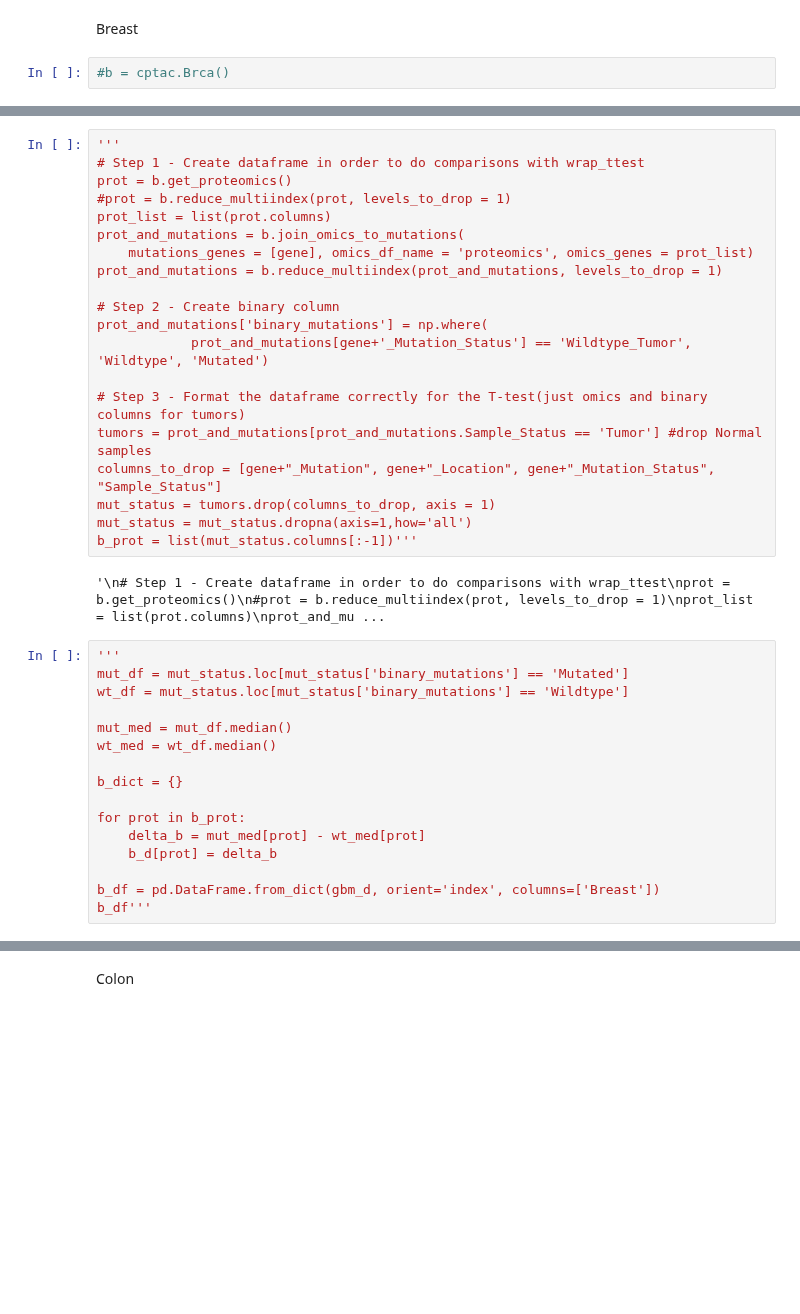
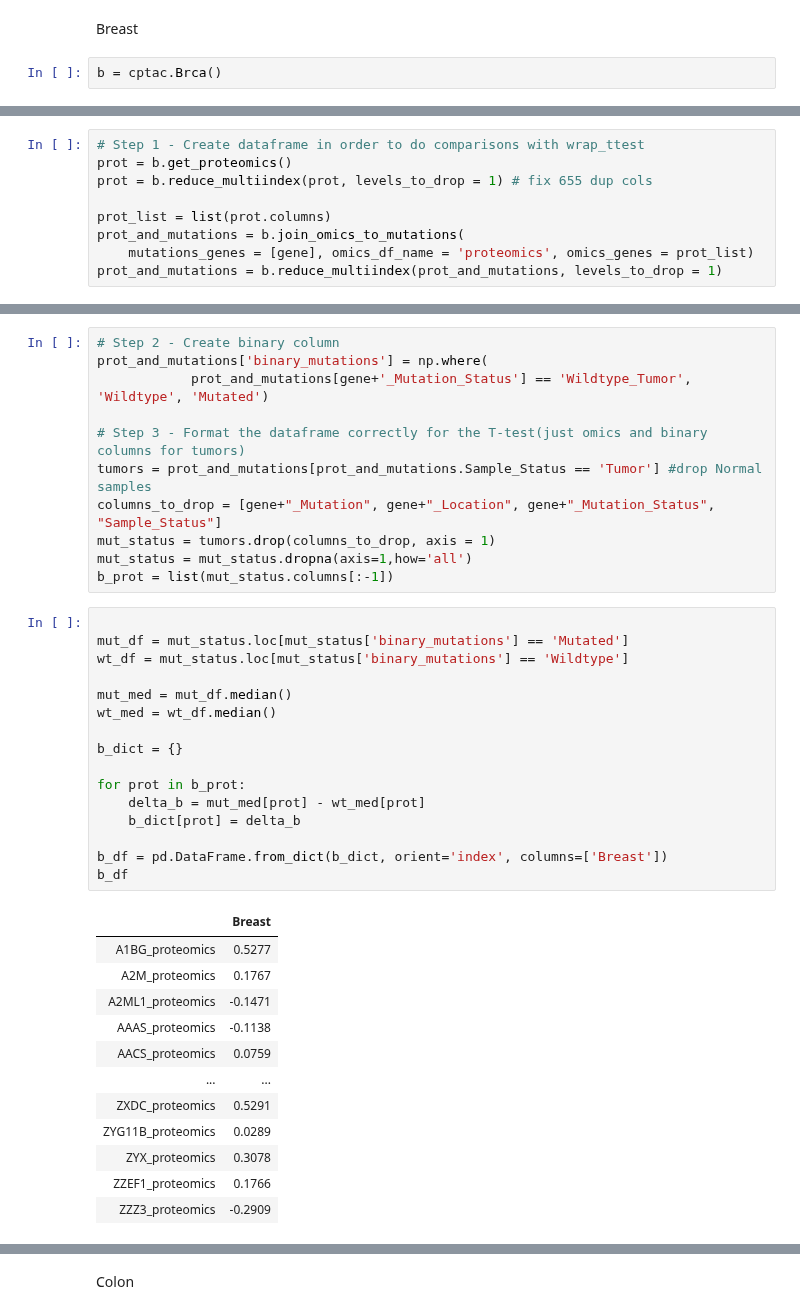
Before and after one commit to PayneLab/WhenMutationsDontMatter, a Jupyter notebook: PTEN context dependant story/Directionality for all proteins -metric graphs.ipynb, the cells around one changed output, grey strips where cells are left out. Cells and saved outputs as stored; diff of their text form; blank space fills up the shorter version.

```diff
--- a/PTEN context dependant story/Directionality for all proteins -metric graphs.ipynb
+++ b/PTEN context dependant story/Directionality for all proteins -metric graphs.ipynb
@@ -200,4 +212,4 @@ ov_df
 # %% [markdown]
 Breast
 # %%
-#b = cptac.Brca()
+b = cptac.Brca()
@@ -205,0 +216,9 @@ No Somatic Mut in brca
+# %%
+# Step 1 - Create dataframe in order to do comparisons with wrap_ttest
+prot = b.get_proteomics()
+prot = b.reduce_multiindex(prot, levels_to_drop = 1) # fix 655 dup cols
+
+prot_list = list(prot.columns)
+prot_and_mutations = b.join_omics_to_mutations(
+    mutations_genes = [gene], omics_df_name = 'proteomics', omics_genes = prot_list)
+prot_and_mutations = b.reduce_multiindex(prot_and_mutations, levels_to_drop = 1)
@@ -206,13 +229,4 @@ No Somatic Mut in brca
 # %%
-'''
-# Step 1 - Create dataframe in order to do comparisons with wrap_ttest
-prot = b.get_proteomics()
-#prot = b.reduce_multiindex(prot, levels_to_drop = 1)
-prot_list = list(prot.columns)
-prot_and_mutations = b.join_omics_to_mutations(
-    mutations_genes = [gene], omics_df_name = 'proteomics', omics_genes = prot_list)
-prot_and_mutations = b.reduce_multiindex(prot_and_mutations, levels_to_drop = 1)
-
 # Step 2 - Create binary column
 prot_and_mutations['binary_mutations'] = np.where(
             prot_and_mutations[gene+'_Mutation_Status'] == 'Wildtype_Tumor', 'Wildtype', 'Mutated')
@@ -222,23 +236,33 @@ tumors = prot_and_mutations[prot_and_mutations.Sample_Status == 'Tumor'] #drop N
 columns_to_drop = [gene+"_Mutation", gene+"_Location", gene+"_Mutation_Status", "Sample_Status"]
 mut_status = tumors.drop(columns_to_drop, axis = 1)
 mut_status = mut_status.dropna(axis=1,how='all')
-b_prot = list(mut_status.columns[:-1])'''
+b_prot = list(mut_status.columns[:-1])
-# %% [output]
-'\n# Step 1 - Create dataframe in order to do comparisons with wrap_ttest\nprot = b.get_proteomics()\n#prot = b.reduce_multiindex(prot, levels_to_drop = 1)\nprot_list = list(prot.columns)\nprot_and_mu ...
 # %%
-'''
+
 mut_df = mut_status.loc[mut_status['binary_mutations'] == 'Mutated']
 wt_df = mut_status.loc[mut_status['binary_mutations'] == 'Wildtype']
 
 mut_med = mut_df.median()
 wt_med = wt_df.median()
 
 b_dict = {}
 
 for prot in b_prot:
     delta_b = mut_med[prot] - wt_med[prot]
-    b_d[prot] = delta_b
+    b_dict[prot] = delta_b
 
-b_df = pd.DataFrame.from_dict(gbm_d, orient='index', columns=['Breast'])
-b_df'''
+b_df = pd.DataFrame.from_dict(b_dict, orient='index', columns=['Breast'])
+b_df
 # %% [output]
+|  | Breast |
+| A1BG_proteomics | 0.5277 |
+| A2M_proteomics | 0.1767 |
+| A2ML1_proteomics | -0.1471 |
+| AAAS_proteomics | -0.1138 |
+| AACS_proteomics | 0.0759 |
+| ... | ... |
+| ZXDC_proteomics | 0.5291 |
+| ZYG11B_proteomics | 0.0289 |
+| ZYX_proteomics | 0.3078 |
+| ZZEF1_proteomics | 0.1766 |
+| ZZZ3_proteomics | -0.2909 |
```
Also changed, not shown: parts of 9 cells of this notebook, 7 other files.
